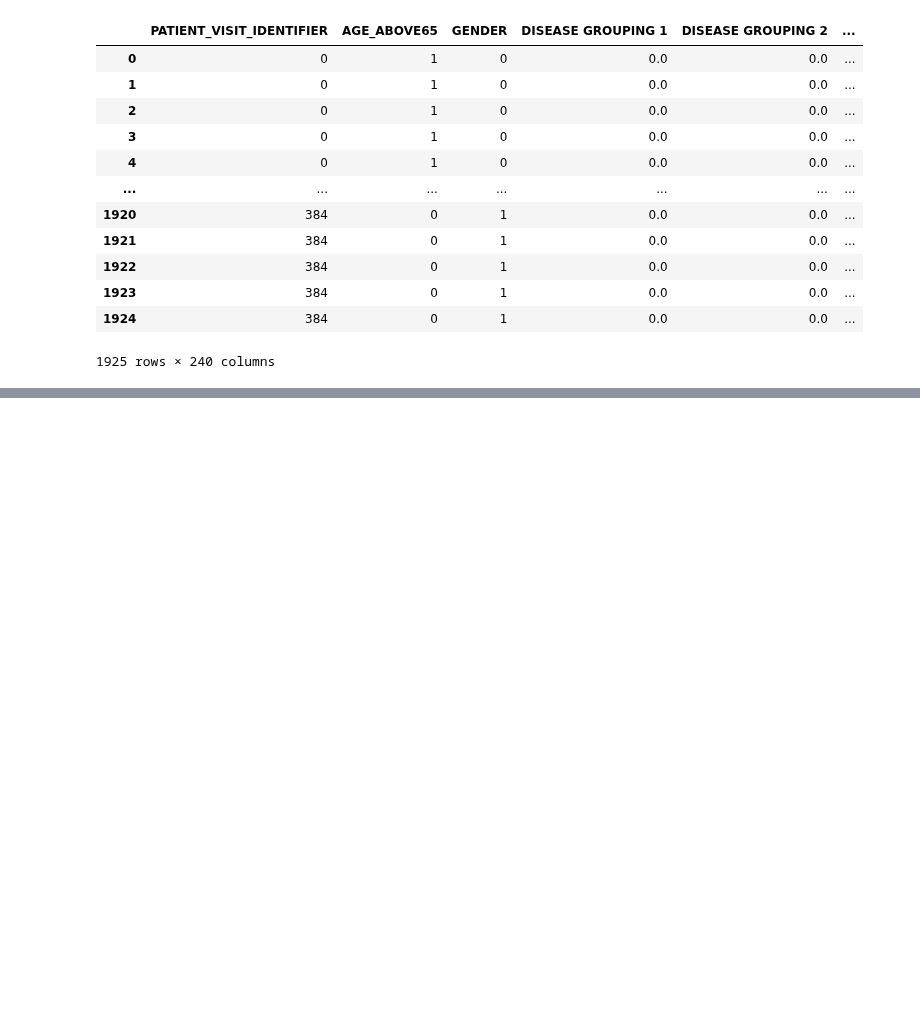
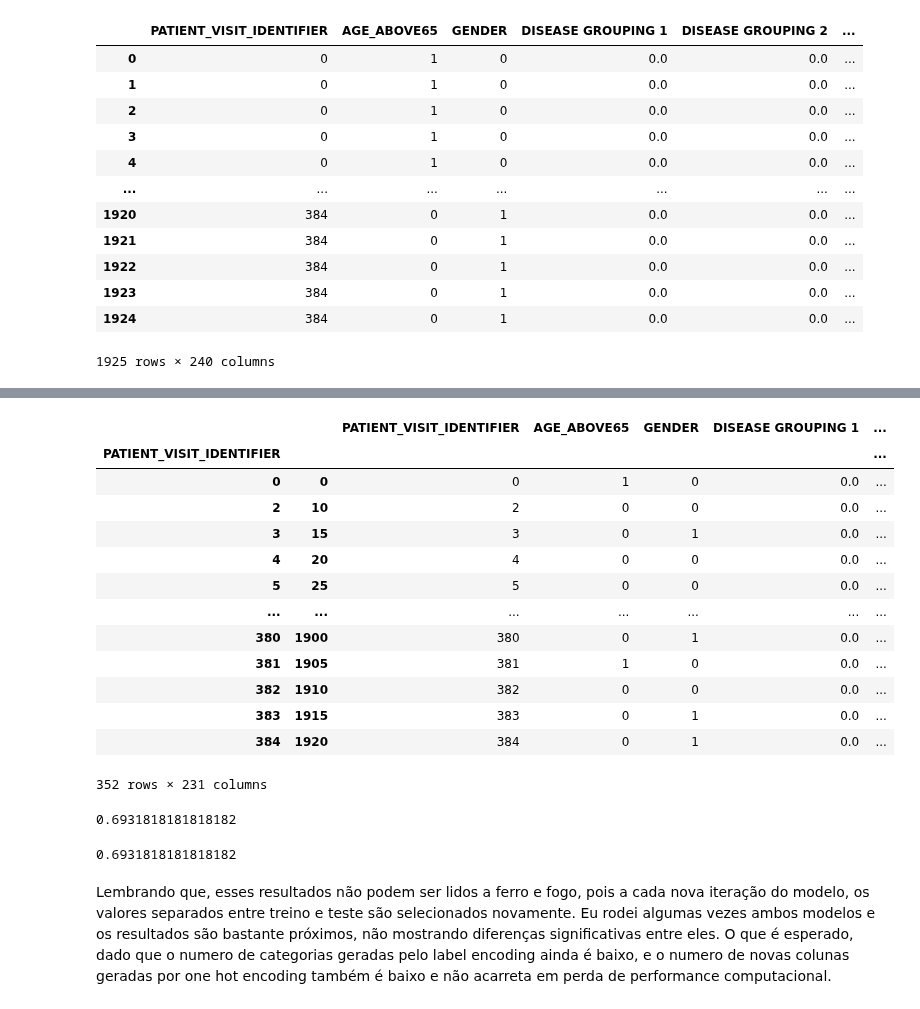
Before and after one commit to RPGraciotti/BootCampAlura, a Jupyter notebook: Modulo_5/Aula_1_Workflow_de_machine_learning.ipynb, the cells around one changed output, grey strips where cells are left out. Saved outputs shown, nothing was run; the diff lists cells and outputs as text; code cells hidden in the pictures; blank space fills up the shorter version.

```diff
--- a/Modulo_5/Aula_1_Workflow_de_machine_learning.ipynb
+++ b/Modulo_5/Aula_1_Workflow_de_machine_learning.ipynb
@@ -156,0 +179,58 @@ dum_df
+# %%
+label_df = dados_limpos.copy()
+
+labelencoder = LabelEncoder()
+
+label_df.loc[:,"AGE_PERCENTIL_LB_ENCODER"] = labelencoder.fit_transform(dados_limpos.AGE_PERCENTIL)
+
+label_df = label_df.drop(["AGE_PERCENTIL"], axis = 1)
+label_df
+# %% [output]
+|  |  | PATIENT_VISIT_IDENTIFIER | AGE_ABOVE65 | GENDER | DISEASE GROUPING 1 | ... |
+| PATIENT_VISIT_IDENTIFIER |  |  |  |  |  | ... |
+| 0 | 0 | 0 | 1 | 0 | 0.0 | ... |
+| 2 | 10 | 2 | 0 | 0 | 0.0 | ... |
+| 3 | 15 | 3 | 0 | 1 | 0.0 | ... |
+| 4 | 20 | 4 | 0 | 0 | 0.0 | ... |
+| 5 | 25 | 5 | 0 | 0 | 0.0 | ... |
+| ... | ... | ... | ... | ... | ... | ... |
+| 380 | 1900 | 380 | 0 | 1 | 0.0 | ... |
+| 381 | 1905 | 381 | 1 | 0 | 0.0 | ... |
+| 382 | 1910 | 382 | 0 | 0 | 0.0 | ... |
+| 383 | 1915 | 383 | 0 | 1 | 0.0 | ... |
+| 384 | 1920 | 384 | 0 | 1 | 0.0 | ... |
+352 rows × 231 columns
+# %%
+## Label encoding
+
+x_columns = label_df.columns
+y = label_df["ICU"]
+x = label_df[x_columns].drop(["ICU","WINDOW"], axis=1)
+
+x_train, x_test, y_train, y_test = train_test_split(x, y, stratify=y)
+
+modelo.fit(x_train, y_train)
+predicao = modelo.predict(x_test)
+
+y_prediction = modelo.predict(x_test)
+accuracy_score(y_test, y_prediction)
+# %% [output]
+0.6931818181818182
+# %%
+## one hot/dummy
+
+x_columns = dum_df.columns
+y = dum_df["ICU"]
+x = dum_df[x_columns].drop(["ICU","WINDOW"], axis=1)
+
+x_train, x_test, y_train, y_test = train_test_split(x, y, stratify=y)
+
+modelo.fit(x_train, y_train)
+predicao = modelo.predict(x_test)
+
+y_prediction = modelo.predict(x_test)
+accuracy_score(y_test, y_prediction)
+# %% [output]
+0.6931818181818182
+# %% [markdown]
+Lembrando que, esses resultados não podem ser lidos a ferro e fogo, pois a cada nova iteração do modelo, os valores separados entre treino e teste são selecionados novamente. Eu rodei algumas vezes ambos modelos e os resultados são bastante próximos, não mostrando diferenças significativas entre eles. O que é esperado, dado que o numero de categorias geradas pelo label encoding ainda é baixo, e o numero de novas colunas geradas por one hot encoding também é baixo e não acarreta em perda de performance computacional.
```
Also changed, not shown: parts of 2 cells of this notebook.
